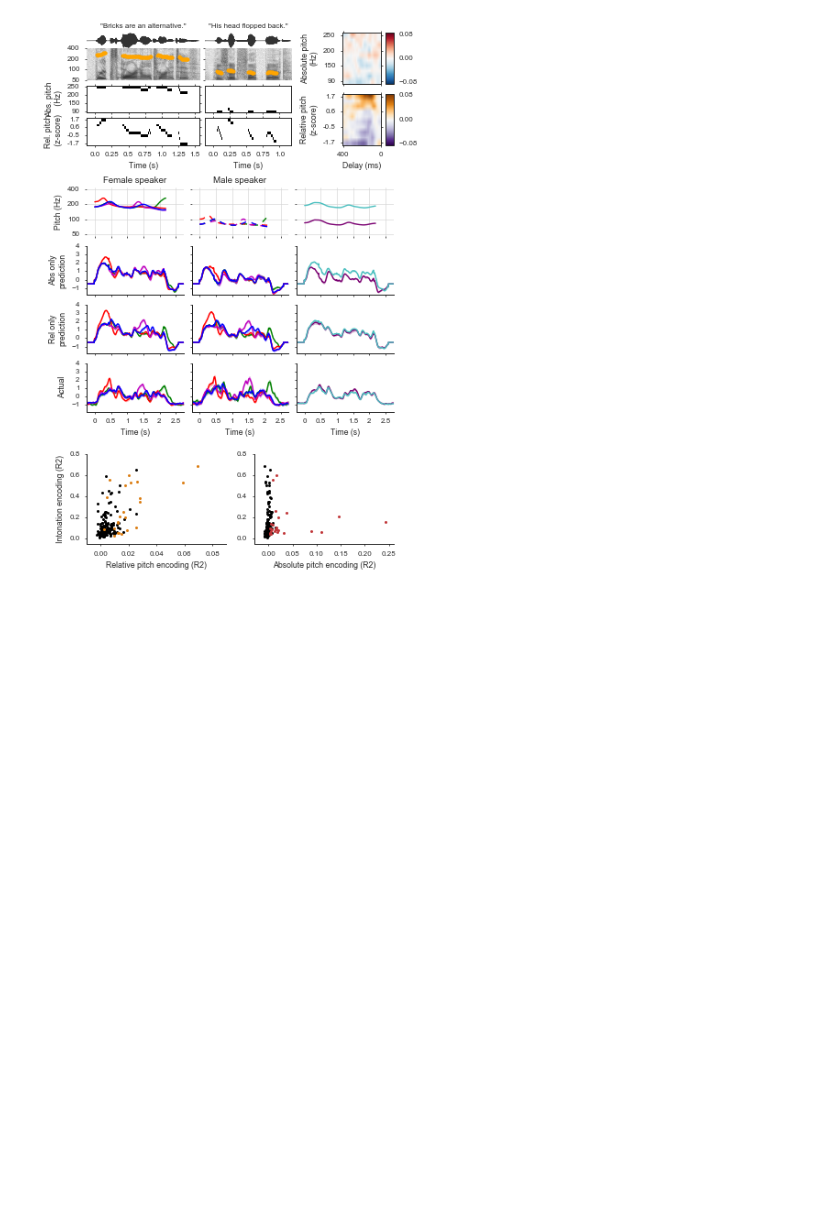
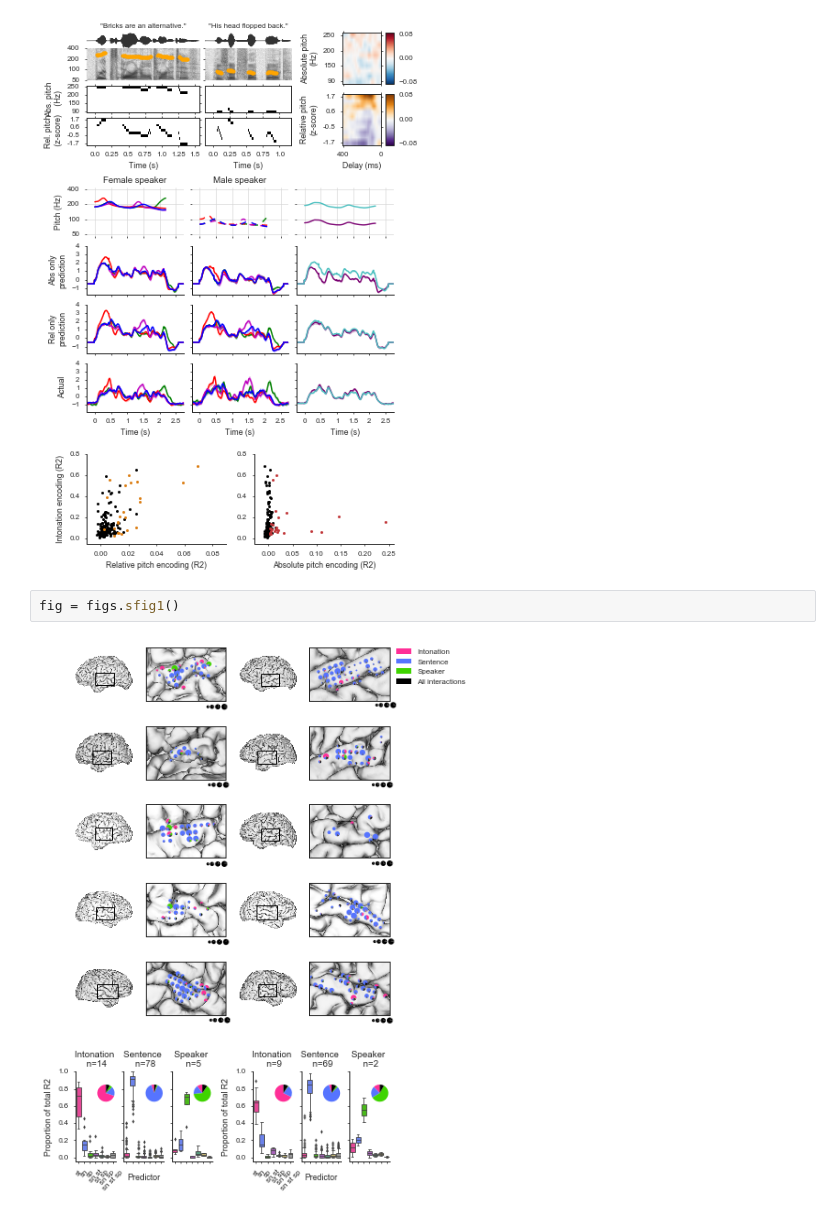
Before and after one commit to ChangLabUcsf/intonatang, a Jupyter notebook: Paper figures.ipynb, the cells around one changed output. Cells and saved outputs as stored; diff of their text form; blank space fills up the shorter version.

Commit message:
add supplementary figures to Paper Figures notebook

```diff
--- a/Paper figures.ipynb
+++ b/Paper figures.ipynb
@@ -27,3 +27,7 @@ Corrrelation between actual and rel-only prediction: 0.85, (p=0.00e+00)
 Corrrelation between intonation R2 and absolute pitch R2: 0.03, (p=6.68e-01)
 Corrrelation between intonation R2 and relative pitch R2: 0.57, (p=6.79e-17)
 [figure]
+# %%
+fig = figs.sfig1()
+# %% [output]
+[figure, added]
```
Also changed, not shown: parts of 4 cells of this notebook.
